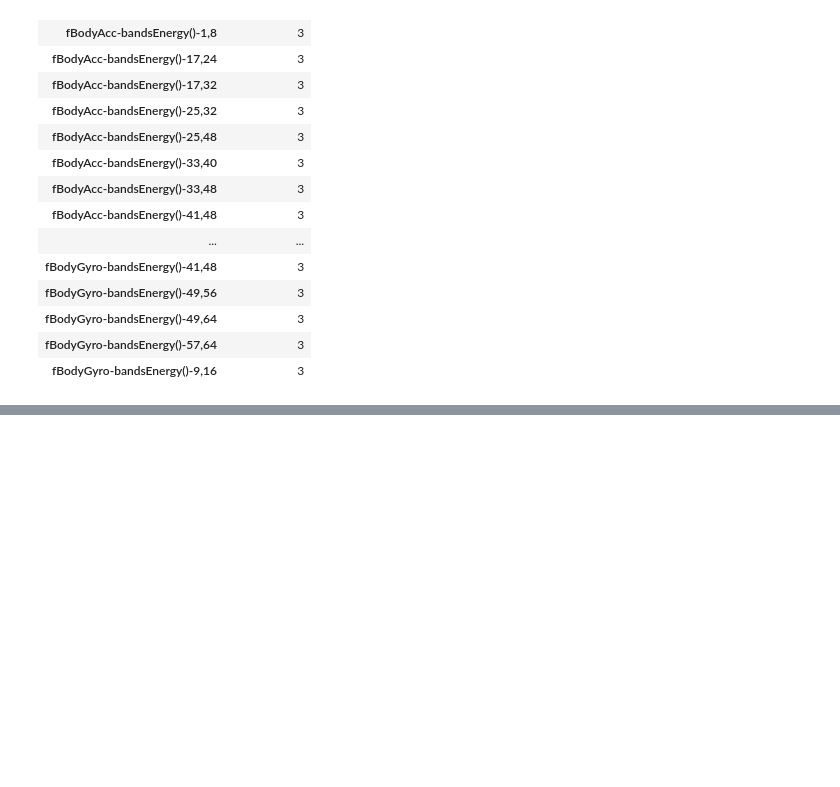
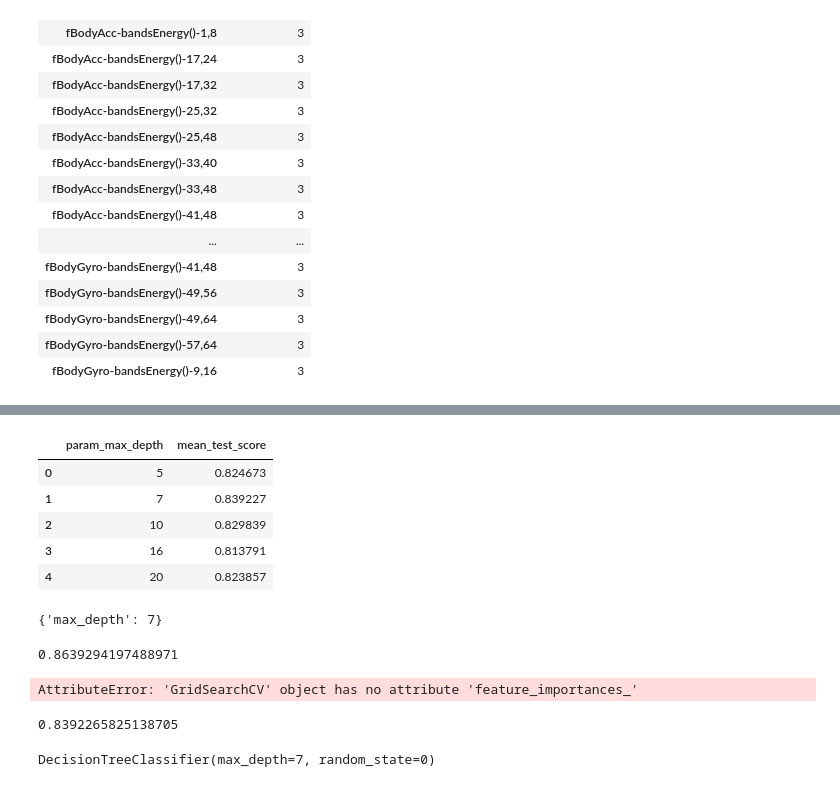
Before and after one commit to kbigdata0010/ml, a Jupyter notebook: HumanActivityRecognition.ipynb, the cells around one changed output, grey strips where cells are left out. Saved outputs shown, nothing was run; the diff lists cells and outputs as text; code cells hidden in the pictures; blank space fills up the shorter version.

```diff
--- a/HumanActivityRecognition.ipynb
+++ b/HumanActivityRecognition.ipynb
@@ -100,0 +135,47 @@ y_train
+# %%
+from sklearn.tree import DecisionTreeClassifier
+from sklearn.model_selection import GridSearchCV
+from sklearn.metrics import accuracy_score
+
+dt_clf = DecisionTreeClassifier(random_state=0)
+
+parameters = {"max_depth":[5,7,10,16,20]}
+
+clf = GridSearchCV(estimator=dt_clf , param_grid=parameters ,cv=3)
+
+clf.fit(X_train , y_train)
+
+result = clf.predict(X_test)
+# %%
+cv_result_df = pd.DataFrame(clf.cv_results_)
+cv_result_df[['param_max_depth', 'mean_test_score']]
+# %% [output]
+|  | param_max_depth | mean_test_score |
+| 0 | 5 | 0.824673 |
+| 1 | 7 | 0.839227 |
+| 2 | 10 | 0.829839 |
+| 3 | 16 | 0.813791 |
+| 4 | 20 | 0.823857 |
+# %%
+clf.best_params_
+# %% [output]
+{'max_depth': 7}
+# %%
+accuracy_score(y_test, result)
+# %% [output]
+0.8639294197488971
+# %%
+# feature_importances_
+clf.feature_importances_
+# %% [output]
+AttributeError: 'GridSearchCV' object has no attribute 'feature_importances_'
+# %%
+clf.best_score_
+# %% [output]
+0.8392265825138705
+# %%
+dt_clf_7 = DecisionTreeClassifier(max_depth=7 , random_state=0)
+
+dt_clf_7.fit(X_train , y_train)
+# %% [output]
+DecisionTreeClassifier(max_depth=7, random_state=0)
```
Also changed, not shown: parts of 13 cells of this notebook.
